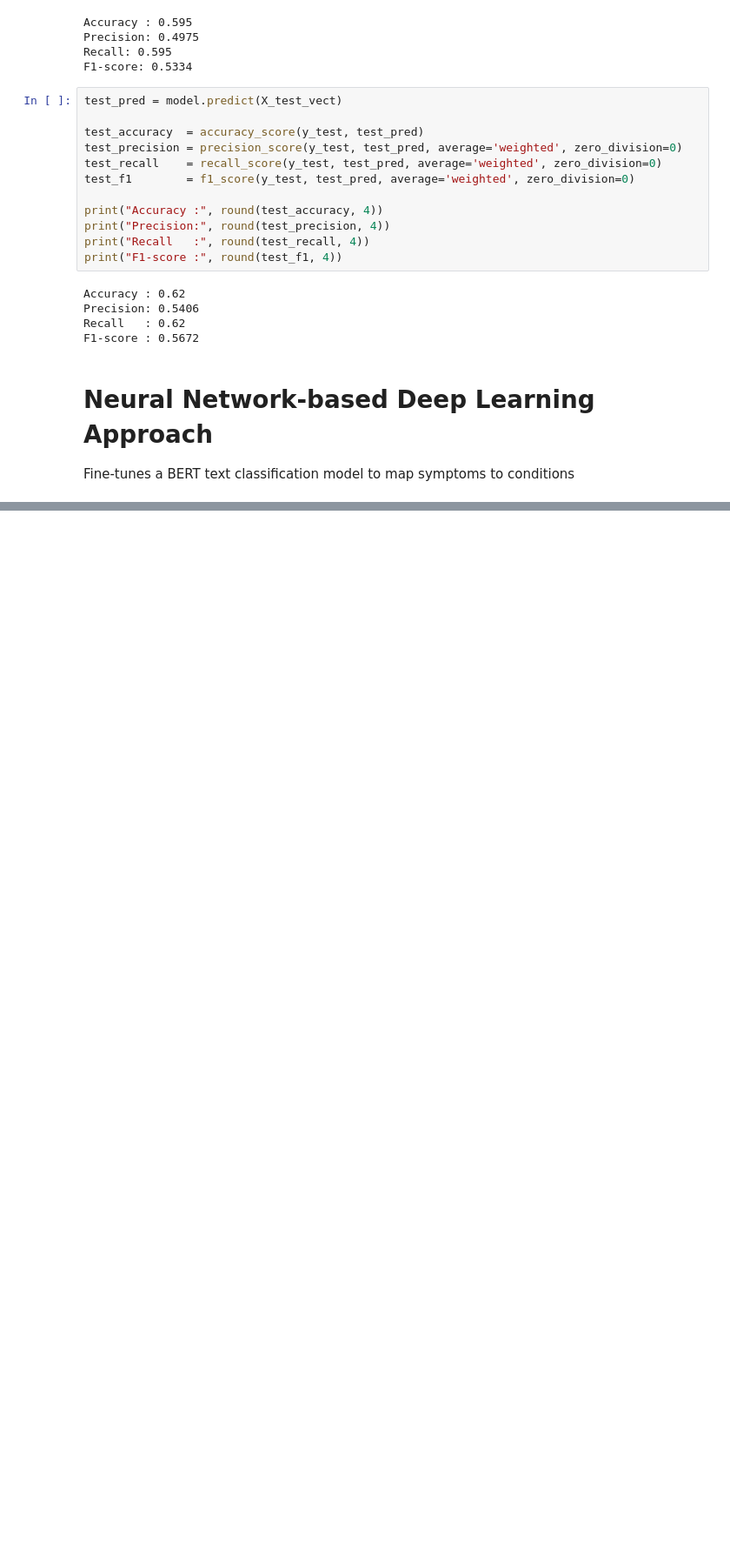
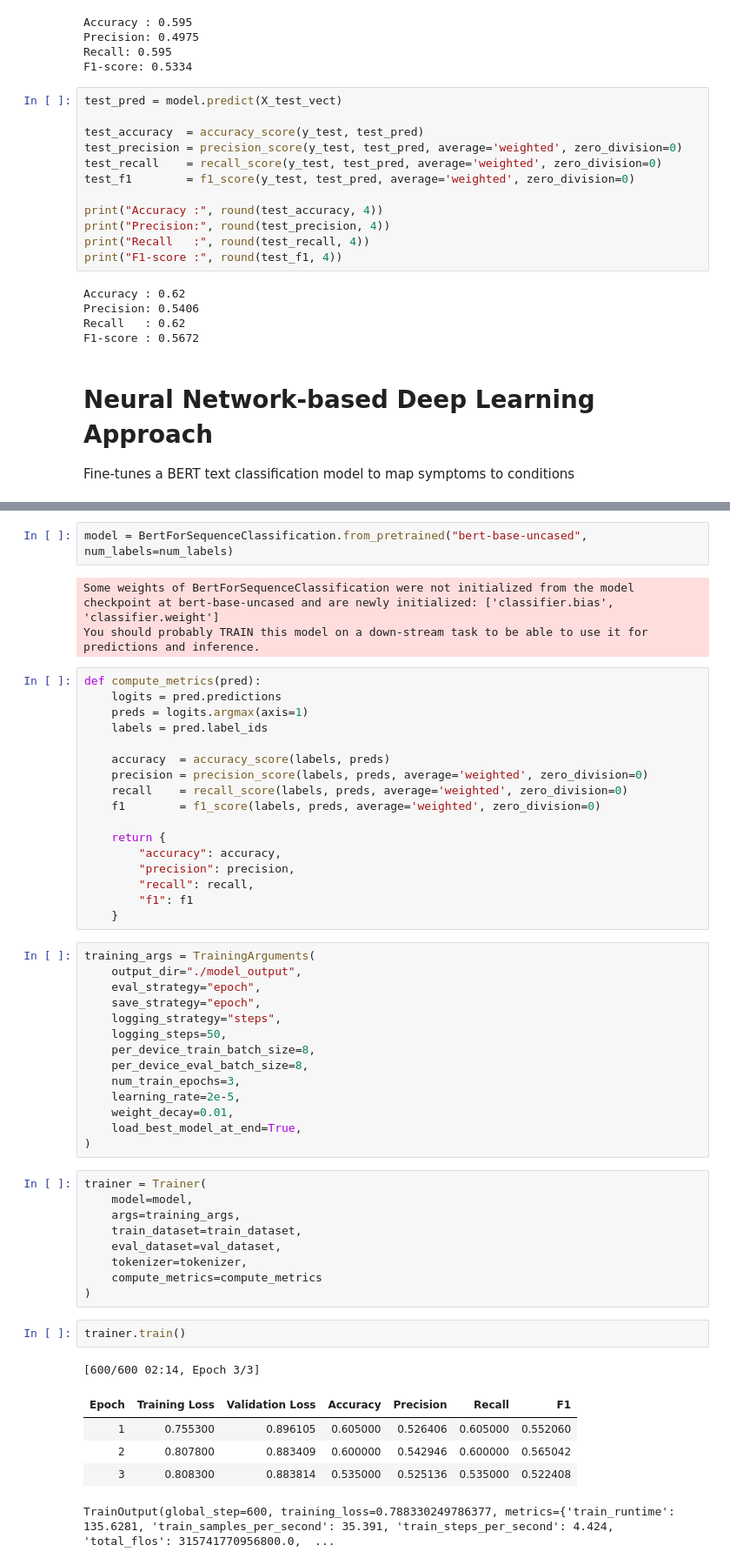
Before and after one commit to Mkhan13/medical_recommendation, a Jupyter notebook: model_exploration.ipynb, the cells around one changed output, grey strips where cells are left out. Shown at 87% size. Drawn from its saved outputs; the diff is of its cells as text; blank space fills up the shorter version.

```diff
--- a/model_exploration.ipynb
+++ b/model_exploration.ipynb
@@ -101,0 +137,54 @@ Fine-tunes a BERT text classification model to map symptoms to conditions
+# %%
+model = BertForSequenceClassification.from_pretrained("bert-base-uncased", num_labels=num_labels)
+# %% [output]
+Some weights of BertForSequenceClassification were not initialized from the model checkpoint at bert-base-uncased and are newly initialized: ['classifier.bias', 'classifier.weight']
+You should probably TRAIN this model on a down-stream task to be able to use it for predictions and inference.
+# %%
+def compute_metrics(pred):
+    logits = pred.predictions
+    preds = logits.argmax(axis=1)
+    labels = pred.label_ids
+
+    accuracy  = accuracy_score(labels, preds)
+    precision = precision_score(labels, preds, average='weighted', zero_division=0)
+    recall    = recall_score(labels, preds, average='weighted', zero_division=0)
+    f1        = f1_score(labels, preds, average='weighted', zero_division=0)
+
+    return {
+        "accuracy": accuracy,
+        "precision": precision,
+        "recall": recall,
+        "f1": f1
+    }
+# %%
+training_args = TrainingArguments(
+    output_dir="./model_output",
+    eval_strategy="epoch",
+    save_strategy="epoch",
+    logging_strategy="steps",
+    logging_steps=50,
+    per_device_train_batch_size=8,
+    per_device_eval_batch_size=8,
+    num_train_epochs=3,
+    learning_rate=2e-5,
+    weight_decay=0.01,
+    load_best_model_at_end=True,
+)
+# %%
+trainer = Trainer(
+    model=model,
+    args=training_args,
+    train_dataset=train_dataset,
+    eval_dataset=val_dataset,
+    tokenizer=tokenizer,
+    compute_metrics=compute_metrics
+)
+# %%
+trainer.train()
+# %% [output]
+[600/600 02:14, Epoch 3/3]
+| Epoch | Training Loss | Validation Loss | Accuracy | Precision | Recall | F1 |
+| 1 | 0.755300 | 0.896105 | 0.605000 | 0.526406 | 0.605000 | 0.552060 |
+| 2 | 0.807800 | 0.883409 | 0.600000 | 0.542946 | 0.600000 | 0.565042 |
+| 3 | 0.808300 | 0.883814 | 0.535000 | 0.525136 | 0.535000 | 0.522408 |
+TrainOutput(global_step=600, training_loss=0.788330249786377, metrics={'train_runtime': 135.6281, 'train_samples_per_second': 35.391, 'train_steps_per_second': 4.424, 'total_flos': 315741770956800.0,  ...
```
Also changed, not shown: parts of 6 cells of this notebook, 1 other file.
